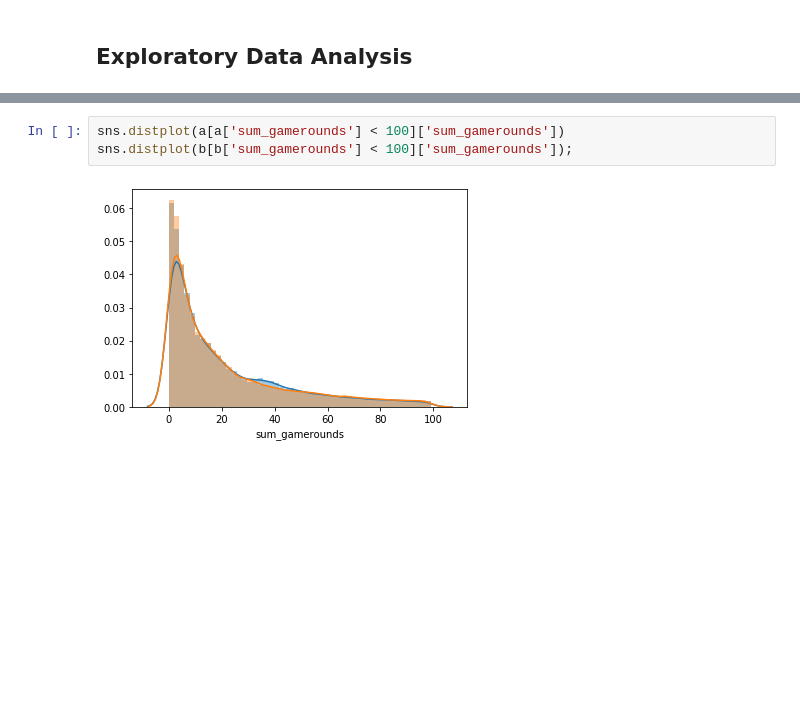
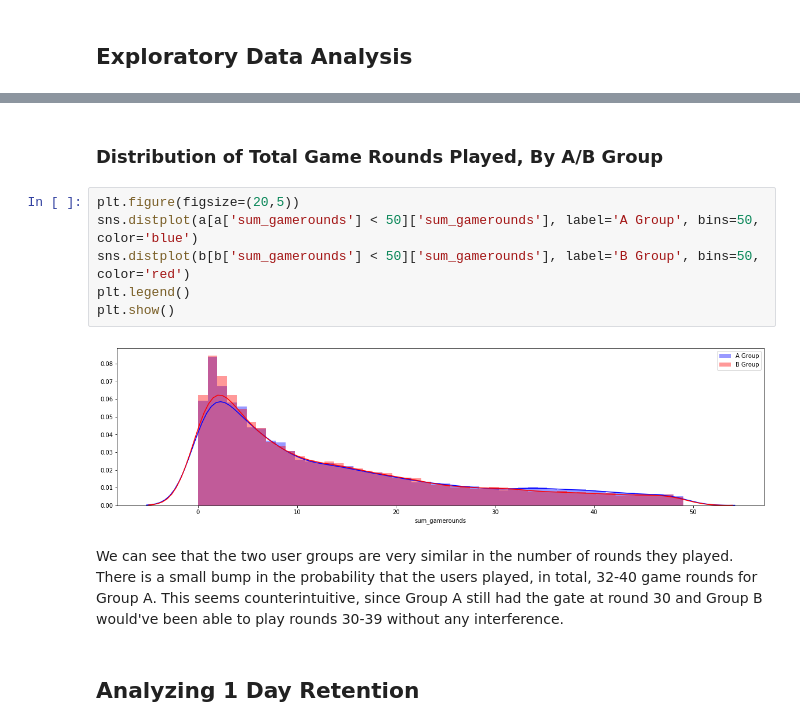
Before and after one commit to kathrinv/ab-test-cookie-cats, a Jupyter notebook: ab-testing-cookie-cats.ipynb, the cells around one changed output, grey strips where cells are left out. Saved outputs shown, nothing was run; the diff lists cells and outputs as text; blank space fills up the shorter version.

```diff
--- a/ab-testing-cookie-cats.ipynb
+++ b/ab-testing-cookie-cats.ipynb
@@ -121,5 +126,14 @@ round(len(a[a['sum_gamerounds'] < 100]) / len(a),2)
-# %%
-sns.distplot(a[a['sum_gamerounds'] < 100]['sum_gamerounds'])
-sns.distplot(b[b['sum_gamerounds'] < 100]['sum_gamerounds']);
-# %% [output]
-[figure, removed]
+# %% [markdown]
+### Distribution of Total Game Rounds Played, By A/B Group
+# %%
+plt.figure(figsize=(20,5))
+sns.distplot(a[a['sum_gamerounds'] < 50]['sum_gamerounds'], label='A Group', bins=50, color='blue')
+sns.distplot(b[b['sum_gamerounds'] < 50]['sum_gamerounds'], label='B Group', bins=50, color='red')
+plt.legend()
+plt.show()
+# %% [output]
+[figure, added]
+# %% [markdown]
+We can see that the two user groups are very similar in the number of rounds they played. There is a small bump in the probability that the users played, in total, 32-40 game rounds for Group A. This seems counterintuitive, since Group A still had the gate at round 30 and Group B would've been able to play rounds 30-39 without any interference.
+# %% [markdown]
+## Analyzing 1 Day Retention
```
Also changed, not shown: parts of 41 cells of this notebook.
